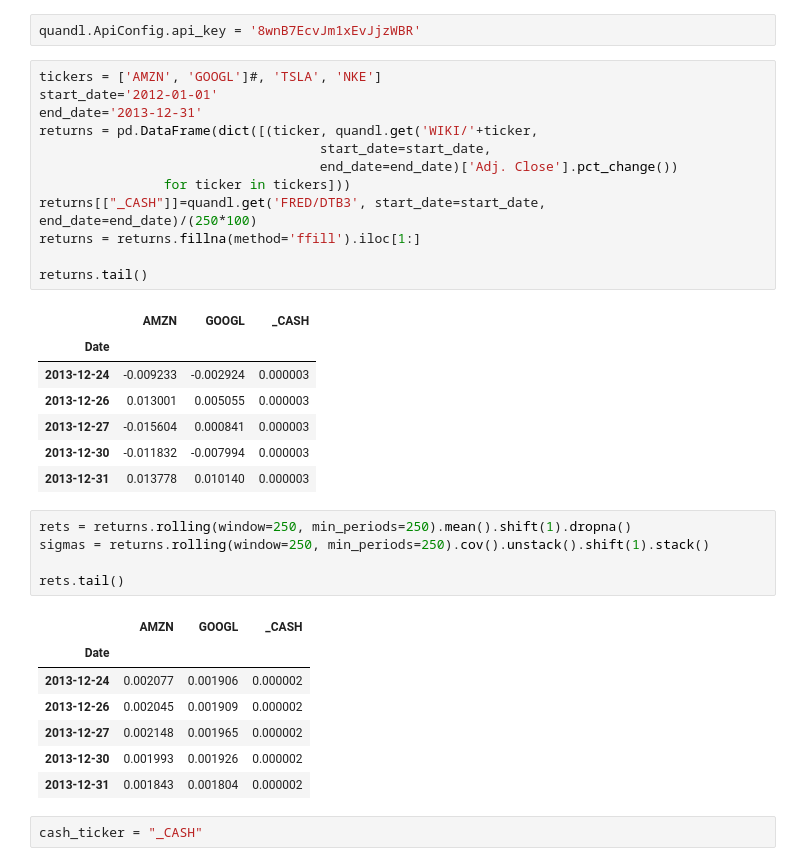
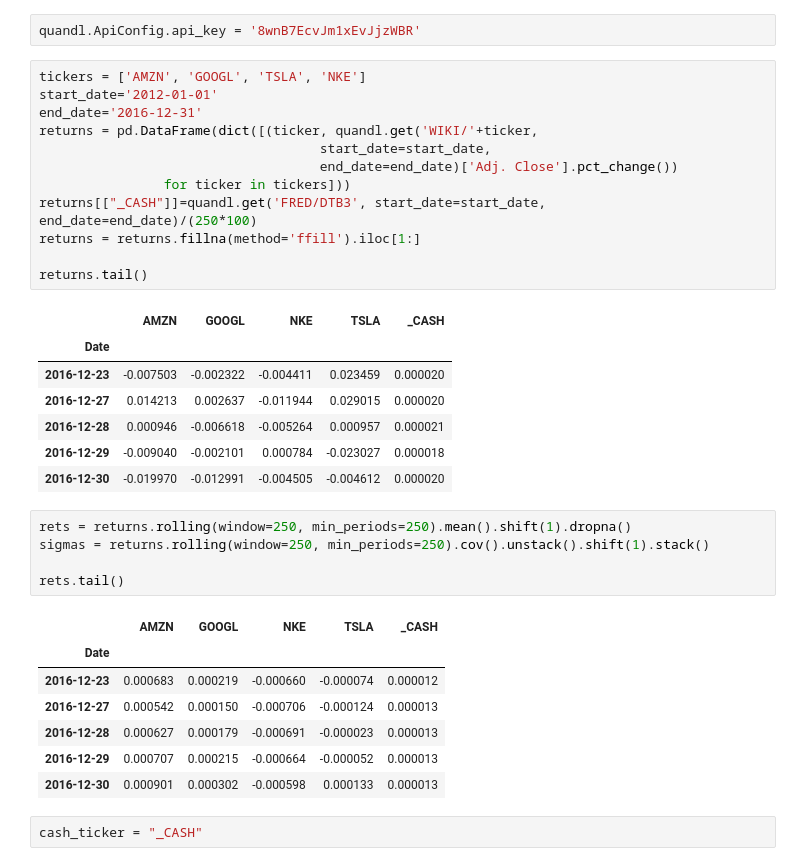
Before and after one commit to yowtzu/helium, a Jupyter notebook: examples/HelloWorld.ipynb, the cells around one changed output. Cells and saved outputs as stored; diff of their text form.

```diff
--- a/examples/HelloWorld.ipynb
+++ b/examples/HelloWorld.ipynb
@@ -21,38 +20,38 @@ import helium
 # %%
 quandl.ApiConfig.api_key = '8wnB7EcvJm1xEvJjzWBR'
 # %%
-tickers = ['AMZN', 'GOOGL']#, 'TSLA', 'NKE']
+tickers = ['AMZN', 'GOOGL', 'TSLA', 'NKE']
 start_date='2012-01-01'
-end_date='2013-12-31'
+end_date='2016-12-31'
 returns = pd.DataFrame(dict([(ticker, quandl.get('WIKI/'+ticker,
                                     start_date=start_date,
                                     end_date=end_date)['Adj. Close'].pct_change())
                 for ticker in tickers]))
 returns[["_CASH"]]=quandl.get('FRED/DTB3', start_date=start_date, end_date=end_date)/(250*100)
 returns = returns.fillna(method='ffill').iloc[1:]
 
 returns.tail()
 # %% [output]
-|  | AMZN | GOOGL | _CASH |
-| Date |  |  |  |
-| 2013-12-24 | -0.009233 | -0.002924 | 0.000003 |
-| 2013-12-26 | 0.013001 | 0.005055 | 0.000003 |
-| 2013-12-27 | -0.015604 | 0.000841 | 0.000003 |
-| 2013-12-30 | -0.011832 | -0.007994 | 0.000003 |
-| 2013-12-31 | 0.013778 | 0.010140 | 0.000003 |
+|  | AMZN | GOOGL | NKE | TSLA | _CASH |
+| Date |  |  |  |  |  |
+| 2016-12-23 | -0.007503 | -0.002322 | -0.004411 | 0.023459 | 0.000020 |
+| 2016-12-27 | 0.014213 | 0.002637 | -0.011944 | 0.029015 | 0.000020 |
+| 2016-12-28 | 0.000946 | -0.006618 | -0.005264 | 0.000957 | 0.000021 |
+| 2016-12-29 | -0.009040 | -0.002101 | 0.000784 | -0.023027 | 0.000018 |
+| 2016-12-30 | -0.019970 | -0.012991 | -0.004505 | -0.004612 | 0.000020 |
 # %%
 rets = returns.rolling(window=250, min_periods=250).mean().shift(1).dropna()
 sigmas = returns.rolling(window=250, min_periods=250).cov().unstack().shift(1).stack()
 
 rets.tail()
 # %% [output]
-|  | AMZN | GOOGL | _CASH |
-| Date |  |  |  |
-| 2013-12-24 | 0.002077 | 0.001906 | 0.000002 |
-| 2013-12-26 | 0.002045 | 0.001909 | 0.000002 |
-| 2013-12-27 | 0.002148 | 0.001965 | 0.000002 |
-| 2013-12-30 | 0.001993 | 0.001926 | 0.000002 |
-| 2013-12-31 | 0.001843 | 0.001804 | 0.000002 |
+|  | AMZN | GOOGL | NKE | TSLA | _CASH |
+| Date |  |  |  |  |  |
+| 2016-12-23 | 0.000683 | 0.000219 | -0.000660 | -0.000074 | 0.000012 |
+| 2016-12-27 | 0.000542 | 0.000150 | -0.000706 | -0.000124 | 0.000013 |
+| 2016-12-28 | 0.000627 | 0.000179 | -0.000691 | -0.000023 | 0.000013 |
+| 2016-12-29 | 0.000707 | 0.000215 | -0.000664 | -0.000052 | 0.000013 |
+| 2016-12-30 | 0.000901 | 0.000302 | -0.000598 | 0.000133 | 0.000013 |
 # %%
 cash_ticker = "_CASH"
 # %%
```
Also changed, not shown: parts of 10 cells of this notebook, 3 other files.
